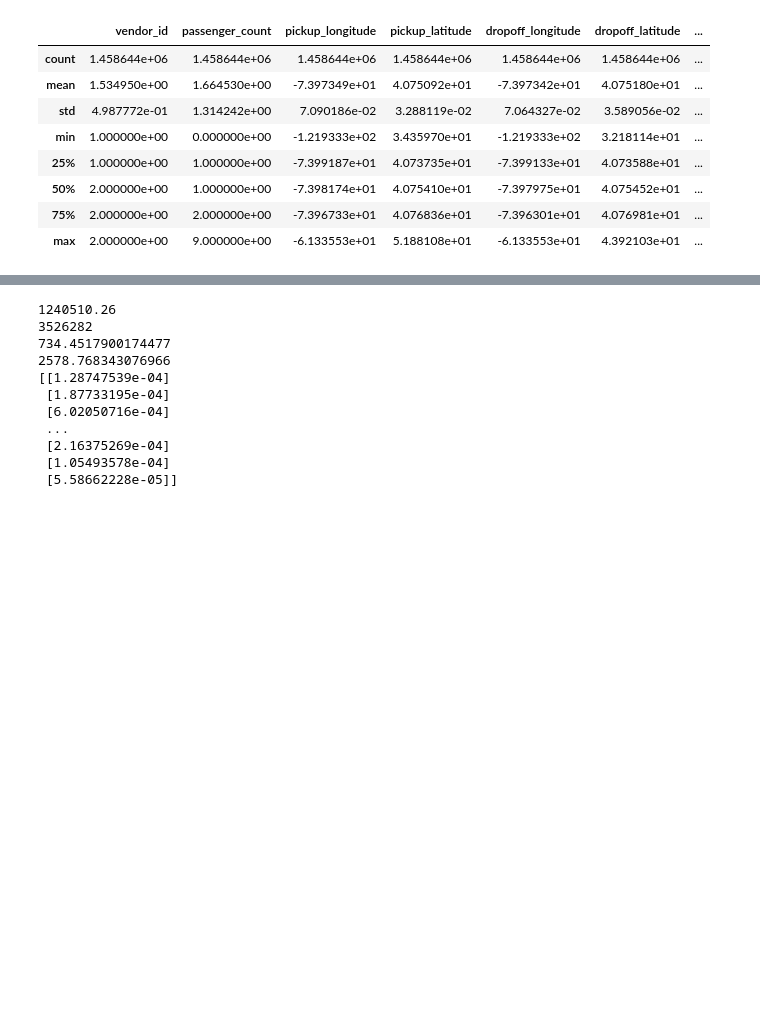
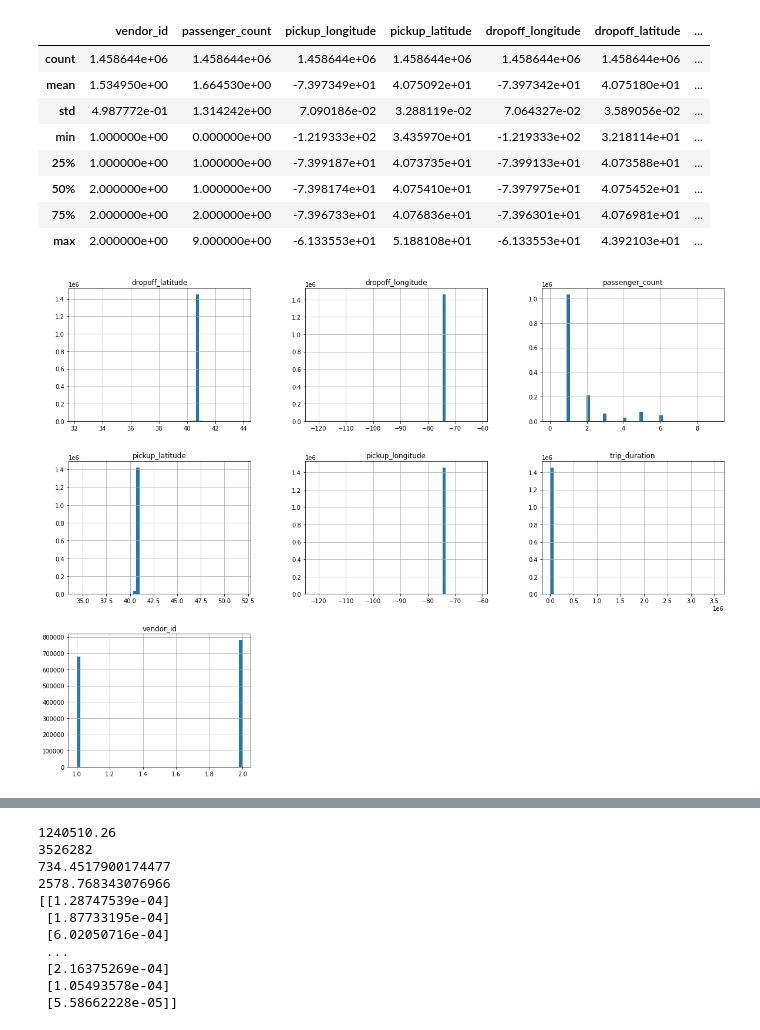
Before and after one commit to deepskandpal/hands-on-machine-learning, a Jupyter notebook: Newyork_taxi_ETA.ipynb, the cells around one changed output, grey strips where cells are left out. Drawn from its saved outputs; the diff is of its cells as text; code cells hidden in the pictures; blank space fills up the shorter version.

```diff
--- a/Newyork_taxi_ETA.ipynb
+++ b/Newyork_taxi_ETA.ipynb
@@ -78,6 +77,11 @@ train_data.describe()
 | 50% | 2.000000e+00 | 1.000000e+00 | -7.398174e+01 | 4.075410e+01 | -7.397975e+01 | 4.075452e+01 | ... |
 | 75% | 2.000000e+00 | 2.000000e+00 | -7.396733e+01 | 4.076836e+01 | -7.396301e+01 | 4.076981e+01 | ... |
 | max | 2.000000e+00 | 9.000000e+00 | -6.133553e+01 | 5.188108e+01 | -6.133553e+01 | 4.392103e+01 | ... |
+# %%
+train_data.hist(bins=50, figsize=(20,15))
+plt.show()
+# %% [output]
+[figure, added]
 # %%
 from geopy.geocoders import Nominatim
 from geopy.distance import geodesic
```
Also changed, not shown: parts of 8 cells of this notebook.
